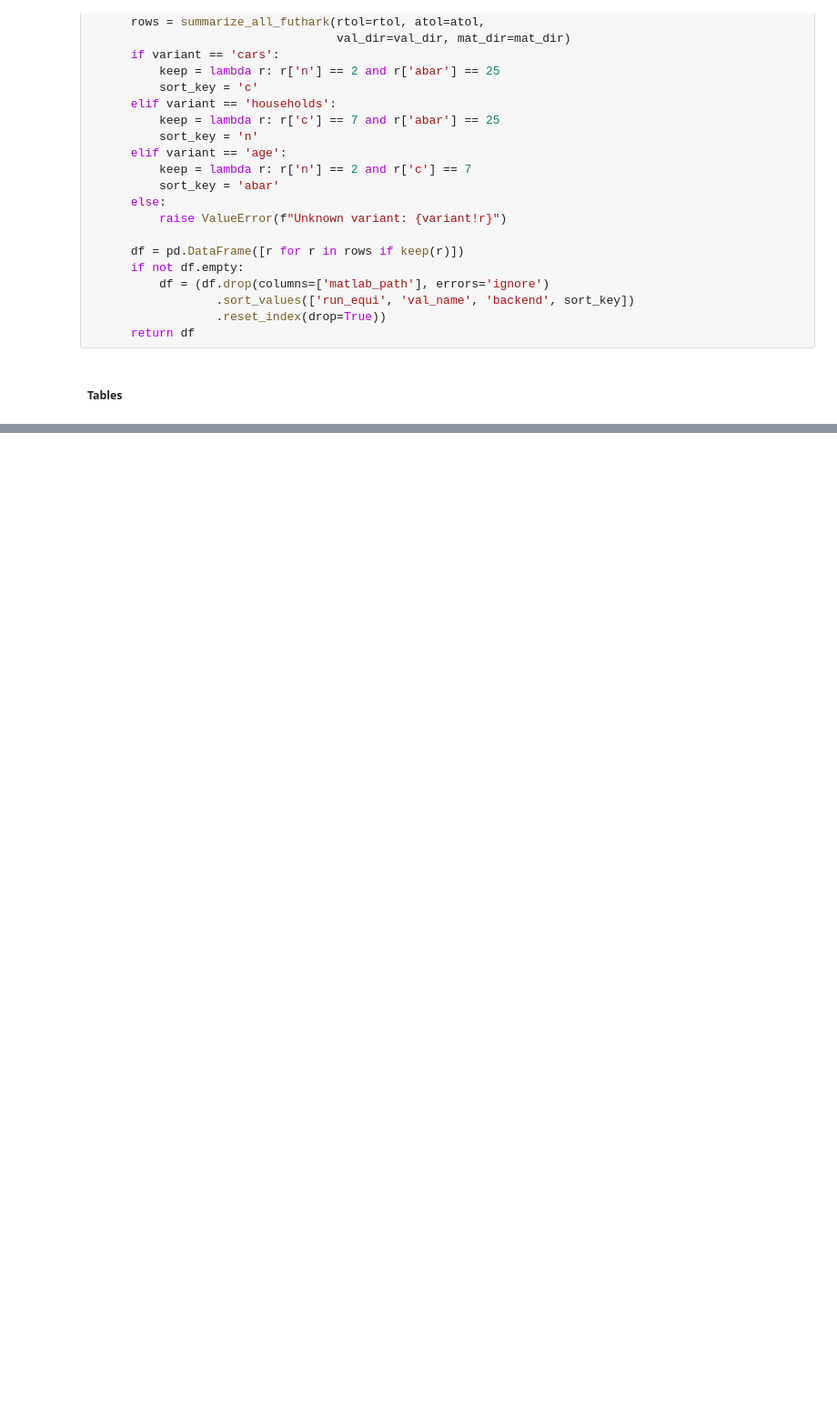
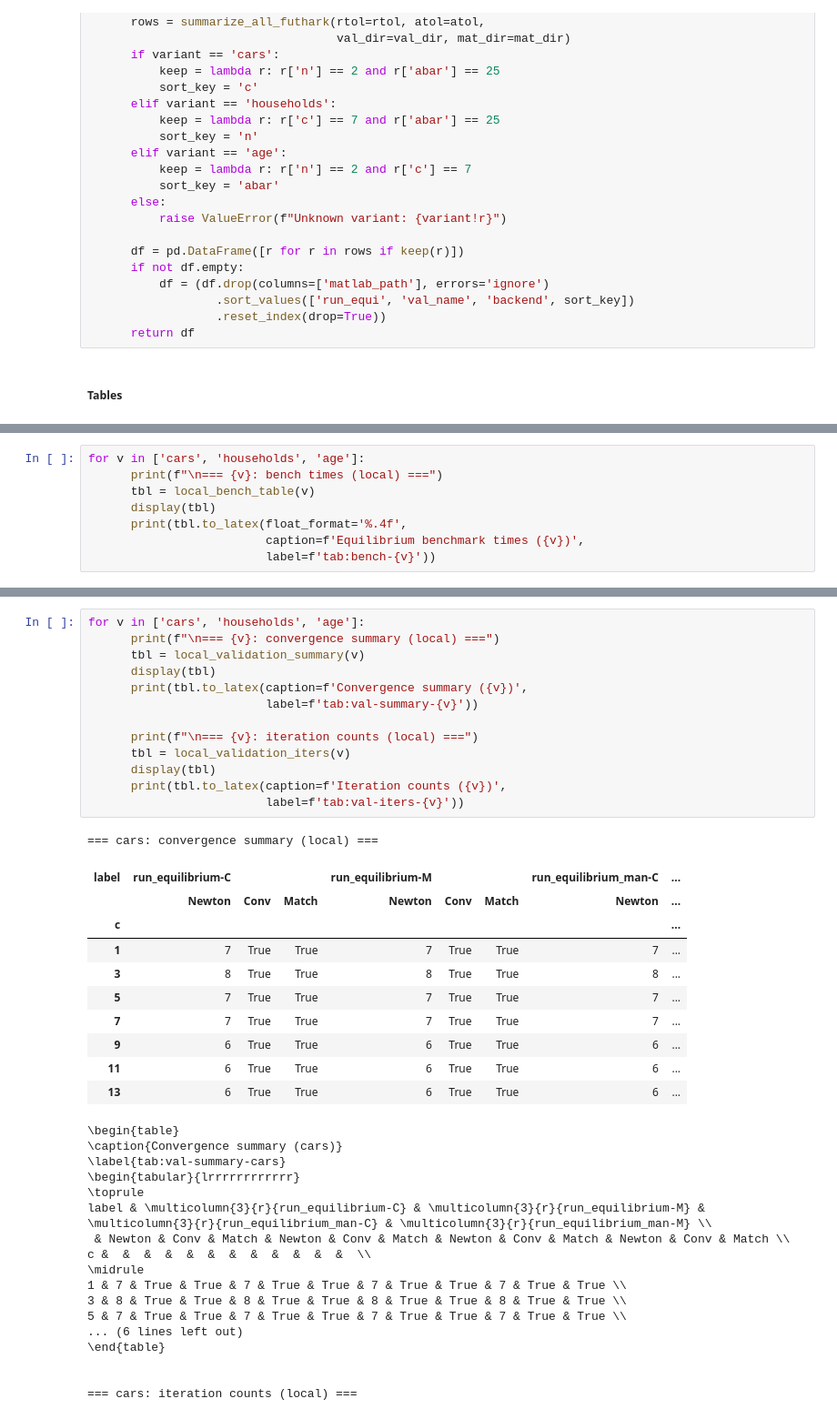
Before and after one commit to melsman/dikueconpub, a Jupyter notebook: src/carmodel/fut2/validation.ipynb, the cells around one changed output, grey strips where cells are left out. Shown at 91% size. Drawn from its saved outputs; the diff is of its cells as text; blank space fills up the shorter version.

```diff
--- a/src/carmodel/fut2/validation.ipynb
+++ b/src/carmodel/fut2/validation.ipynb
@@ -351,0 +465,8 @@ NameError: name 'pd' is not defined
+# %%
+for v in ['cars', 'households', 'age']:
+      print(f"\n=== {v}: bench times (local) ===")
+      tbl = local_bench_table(v)
+      display(tbl)
+      print(tbl.to_latex(float_format='%.4f',
+                         caption=f'Equilibrium benchmark times ({v})',
+                         label=f'tab:bench-{v}'))
@@ -351,0 +597,42 @@ NameError: name 'pd' is not defined
+# %%
+for v in ['cars', 'households', 'age']:
+      print(f"\n=== {v}: convergence summary (local) ===")
+      tbl = local_validation_summary(v)
+      display(tbl)
+      print(tbl.to_latex(caption=f'Convergence summary ({v})',
+                         label=f'tab:val-summary-{v}'))
+
+      print(f"\n=== {v}: iteration counts (local) ===")
+      tbl = local_validation_iters(v)
+      display(tbl)
+      print(tbl.to_latex(caption=f'Iteration counts ({v})',
+                         label=f'tab:val-iters-{v}'))
+# %% [output]
+=== cars: convergence summary (local) ===
+| label | run_equilibrium-C |  |  | run_equilibrium-M |  |  | run_equilibrium_man-C | ... |
+|  | Newton | Conv | Match | Newton | Conv | Match | Newton | ... |
+| c |  |  |  |  |  |  |  | ... |
+| 1 | 7 | True | True | 7 | True | True | 7 | ... |
+| 3 | 8 | True | True | 8 | True | True | 8 | ... |
+| 5 | 7 | True | True | 7 | True | True | 7 | ... |
+| 7 | 7 | True | True | 7 | True | True | 7 | ... |
+| 9 | 6 | True | True | 6 | True | True | 6 | ... |
+| 11 | 6 | True | True | 6 | True | True | 6 | ... |
+| 13 | 6 | True | True | 6 | True | True | 6 | ... |
+\begin{table}
+\caption{Convergence summary (cars)}
+\label{tab:val-summary-cars}
+\begin{tabular}{lrrrrrrrrrrrr}
+\toprule
+label & \multicolumn{3}{r}{run_equilibrium-C} & \multicolumn{3}{r}{run_equilibrium-M} & \multicolumn{3}{r}{run_equilibrium_man-C} & \multicolumn{3}{r}{run_equilibrium_man-M} \\
+ & Newton & Conv & Match & Newton & Conv & Match & Newton & Conv & Match & Newton & Conv & Match \\
+c &  &  &  &  &  &  &  &  &  &  &  &  \\
+\midrule
+1 & 7 & True & True & 7 & True & True & 7 & True & True & 7 & True & True \\
+3 & 8 & True & True & 8 & True & True & 8 & True & True & 8 & True & True \\
+5 & 7 & True & True & 7 & True & True & 7 & True & True & 7 & True & True \\
+... (6 lines left out)
+\end{table}
+
+
+=== cars: iteration counts (local) ===
```
Also changed, not shown: parts of 8 cells of this notebook, 47 other files.
